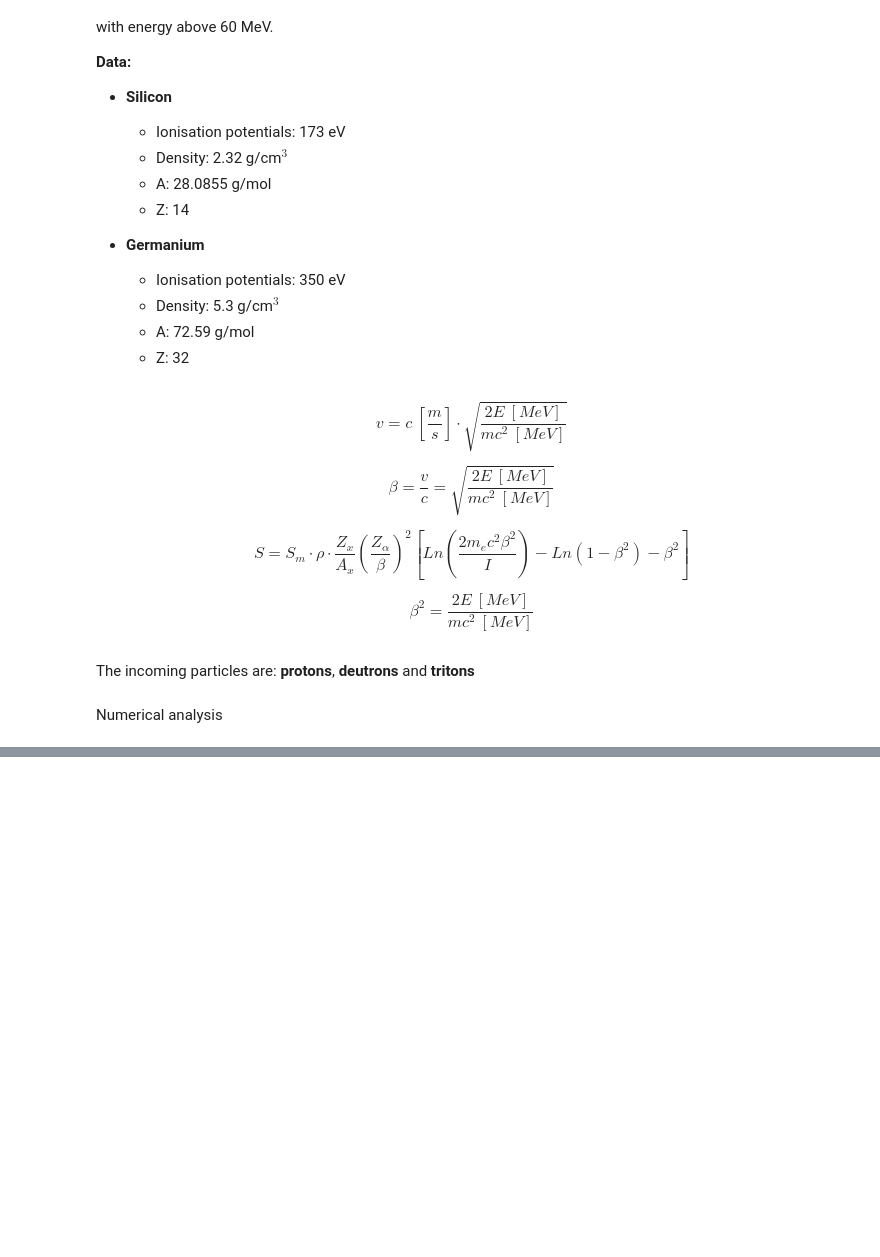
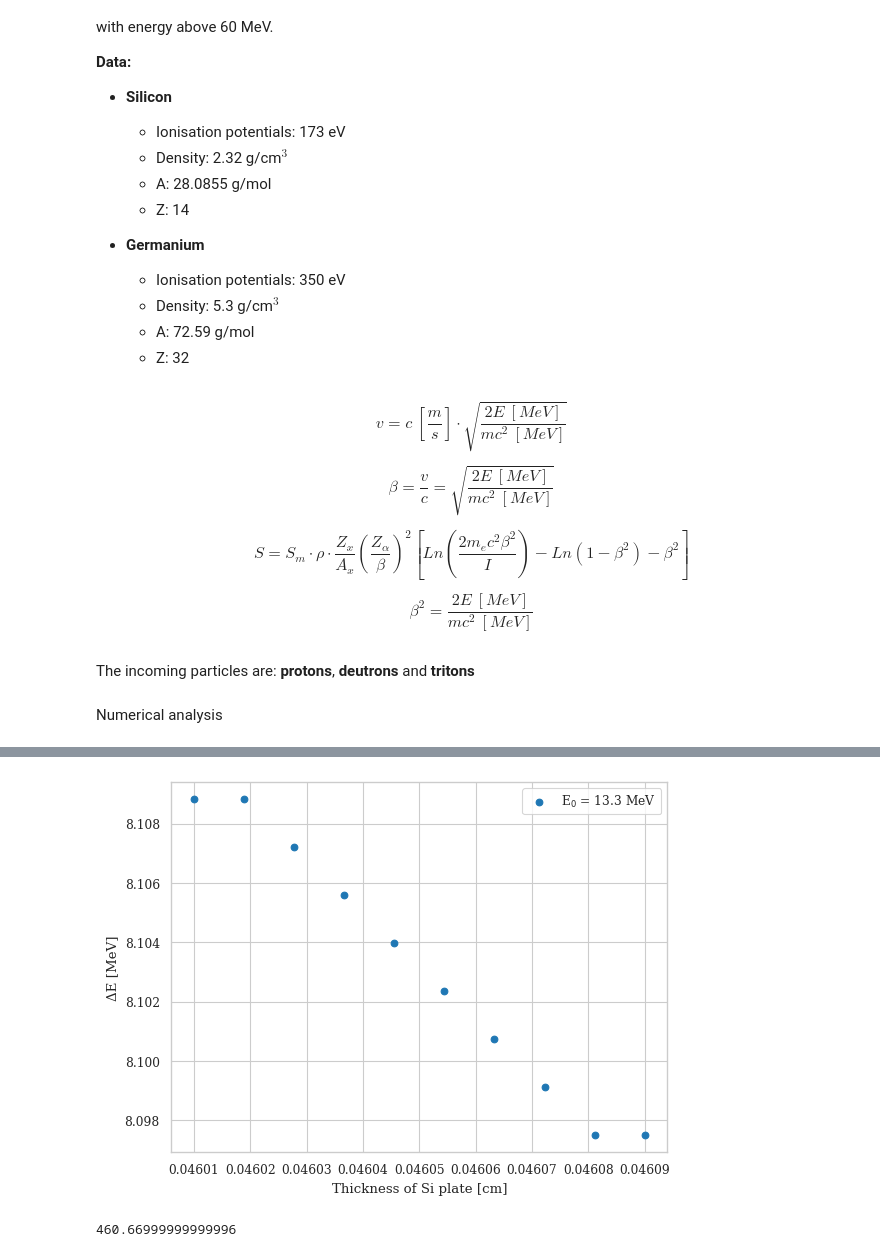
Before and after one commit to Chinnasf/Physics, a Jupyter notebook: Detectors/Detector_ΔE-E.ipynb, the cells around one changed output, grey strips where cells are left out. Saved outputs shown, nothing was run; the diff lists cells and outputs as text; code cells hidden in the pictures; blank space fills up the shorter version.

```diff
--- a/Detectors/Detector_ΔE-E.ipynb
+++ b/Detectors/Detector_ΔE-E.ipynb
@@ -233,0 +229,17 @@ plt.plot(E,S)
+# %%
+Eo = 13.3
+δx = 1e-5
+
+d  = np.linspace(460.1e-4, 460.9e-4,10) # micometers to cm
+Ef = np.zeros(len(d))
+
+for i,t in enumerate(d):
+    Si["width"] = t
+    Ef[i] = ΔΕ_compute(E0, "deuterium", "Si", δx)
+# %%
+plt.scatter(d,Ef, label="E$_0$ = 13.3 MeV")
+plt.xlabel("Thickness of Si plate [cm]")
+plt.ylabel("ΔΕ [MeV]")
+plt.legend();
+# %% [output]
+[figure, added]
@@ -233,0 +248,4 @@ plt.plot(E,S)
+# %%
+d*1e4
+# %% [output]
+460.66999999999996
```
Also changed, not shown: parts of 20 cells of this notebook.
